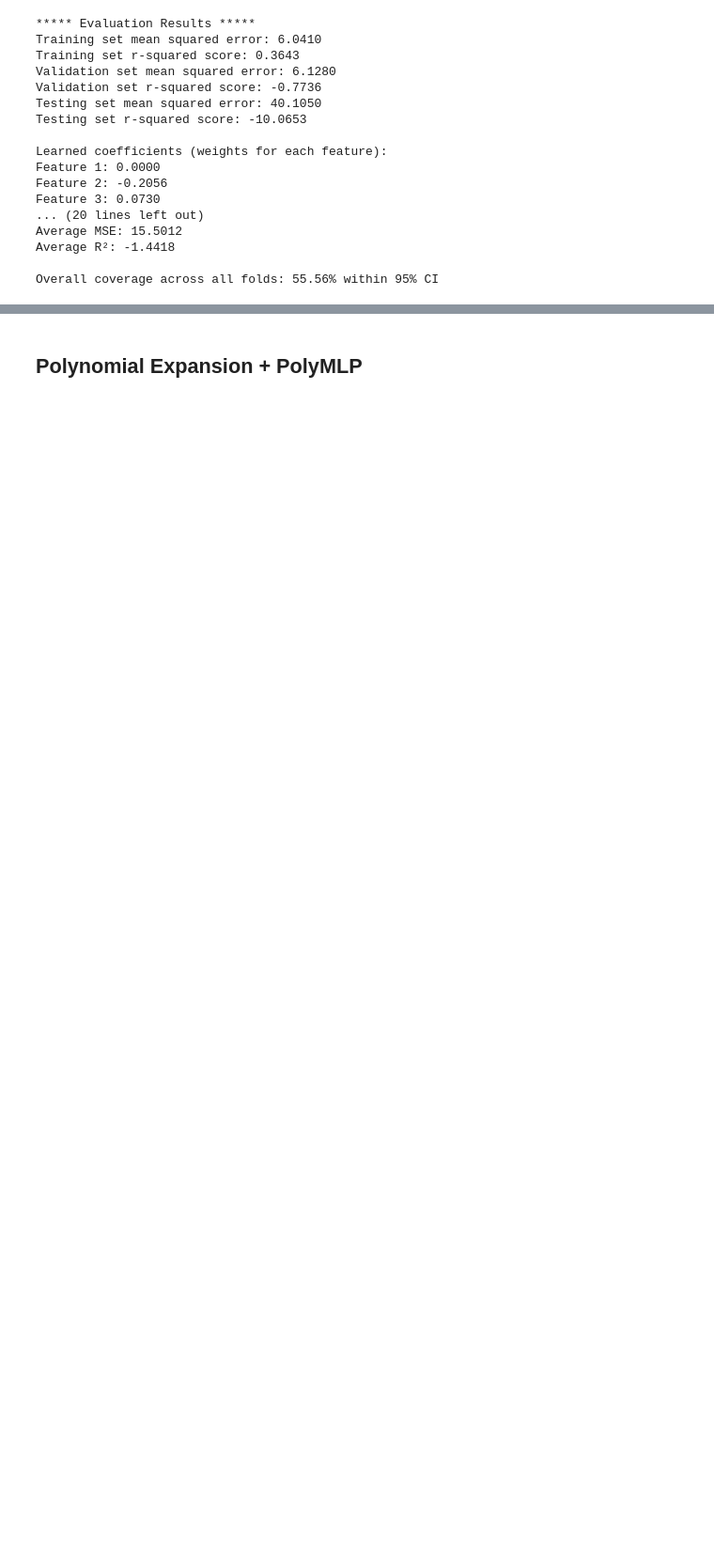
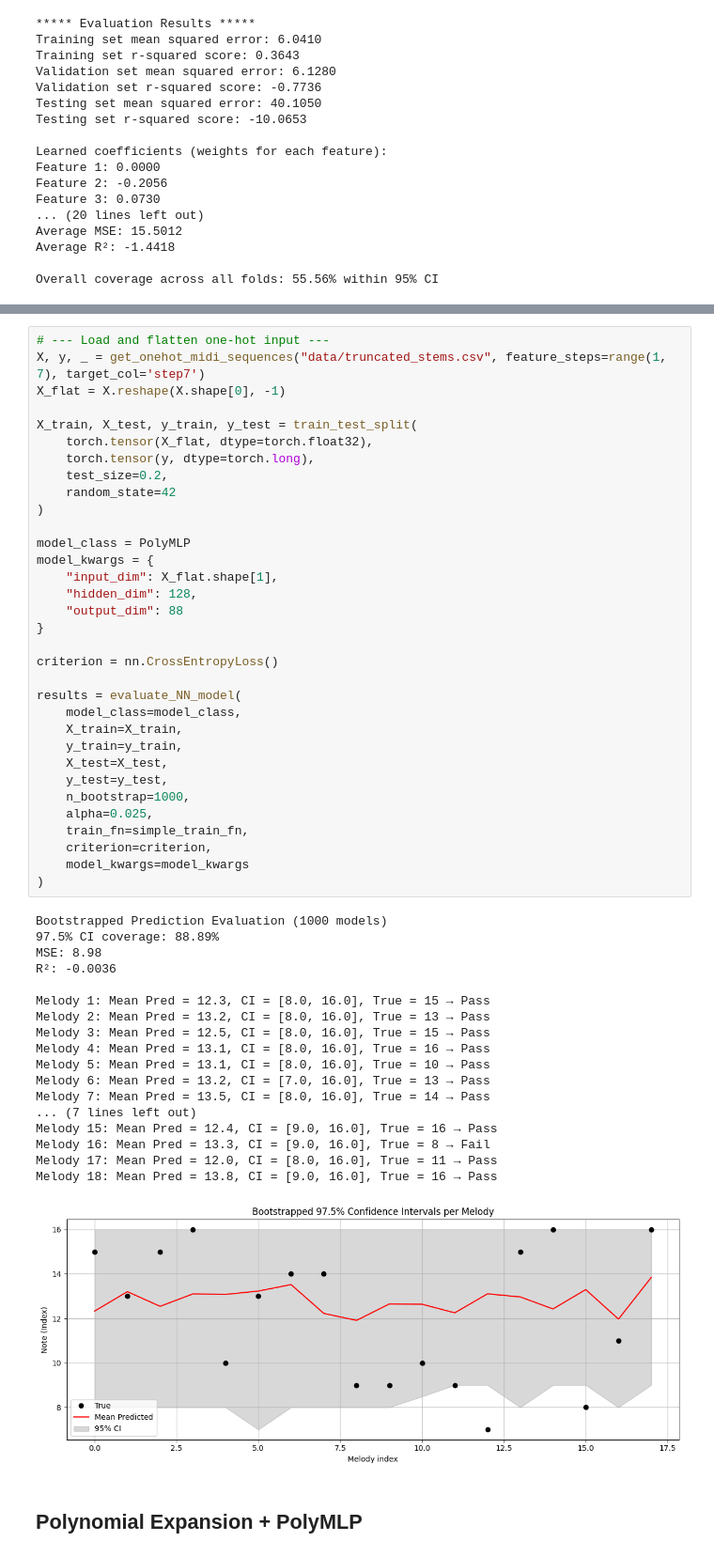
Before and after one commit to nicoleytlam/musical-intuition-ml, a Jupyter notebook: main.ipynb, the cells around one changed output, grey strips where cells are left out. Shown: that part at 94% size. Drawn from its saved outputs; the diff is of its cells as text; blank space fills up the shorter version.

Commit message:
Re-ran main file to get results

```diff
--- a/main.ipynb
+++ b/main.ipynb
@@ -791,3 +793,55 @@ Melody 18: Mean Pred = 13.8, CI = [10.0, 16.0], True = 16 → Pass
+# %%
+# --- Load and flatten one-hot input ---
+X, y, _ = get_onehot_midi_sequences("data/truncated_stems.csv", feature_steps=range(1, 7), target_col='step7')
+X_flat = X.reshape(X.shape[0], -1)
+
+X_train, X_test, y_train, y_test = train_test_split(
+    torch.tensor(X_flat, dtype=torch.float32),
+    torch.tensor(y, dtype=torch.long),
+    test_size=0.2,
+    random_state=42
+)
+
+model_class = PolyMLP
+model_kwargs = {
+    "input_dim": X_flat.shape[1],
+    "hidden_dim": 128,
+    "output_dim": 88
+}
+
+criterion = nn.CrossEntropyLoss()
+
+results = evaluate_NN_model(
+    model_class=model_class,
+    X_train=X_train,
+    y_train=y_train,
+    X_test=X_test,
+    y_test=y_test,
+    n_bootstrap=1000,
+    alpha=0.025,
+    train_fn=simple_train_fn,
+    criterion=criterion,
+    model_kwargs=model_kwargs
+)
+# %% [output]
+Bootstrapped Prediction Evaluation (1000 models)
+97.5% CI coverage: 88.89%
+MSE: 8.98
+R²: -0.0036
+
+Melody 1: Mean Pred = 12.3, CI = [8.0, 16.0], True = 15 → Pass
+Melody 2: Mean Pred = 13.2, CI = [8.0, 16.0], True = 13 → Pass
+Melody 3: Mean Pred = 12.5, CI = [8.0, 16.0], True = 15 → Pass
+Melody 4: Mean Pred = 13.1, CI = [8.0, 16.0], True = 16 → Pass
+Melody 5: Mean Pred = 13.1, CI = [8.0, 16.0], True = 10 → Pass
+Melody 6: Mean Pred = 13.2, CI = [7.0, 16.0], True = 13 → Pass
+Melody 7: Mean Pred = 13.5, CI = [8.0, 16.0], True = 14 → Pass
+... (7 lines left out)
+Melody 15: Mean Pred = 12.4, CI = [9.0, 16.0], True = 16 → Pass
+Melody 16: Mean Pred = 13.3, CI = [9.0, 16.0], True = 8 → Fail
+Melody 17: Mean Pred = 12.0, CI = [8.0, 16.0], True = 11 → Pass
+Melody 18: Mean Pred = 13.8, CI = [9.0, 16.0], True = 16 → Pass
+[figure, added]
 # %% [markdown]
 ## Polynomial Expansion + PolyMLP
 # %%
```
Also changed, not shown: parts of 9 cells of this notebook.
